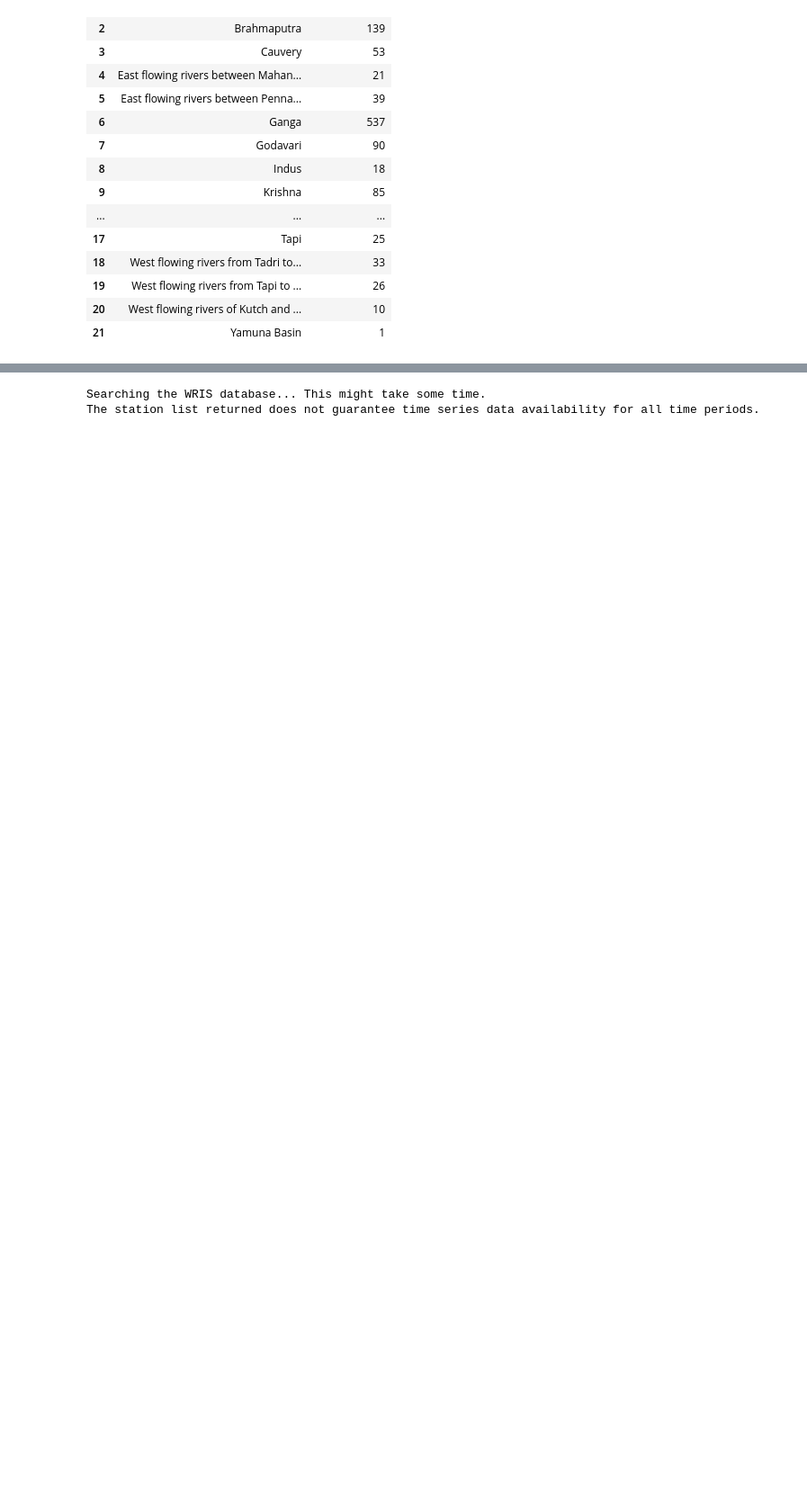
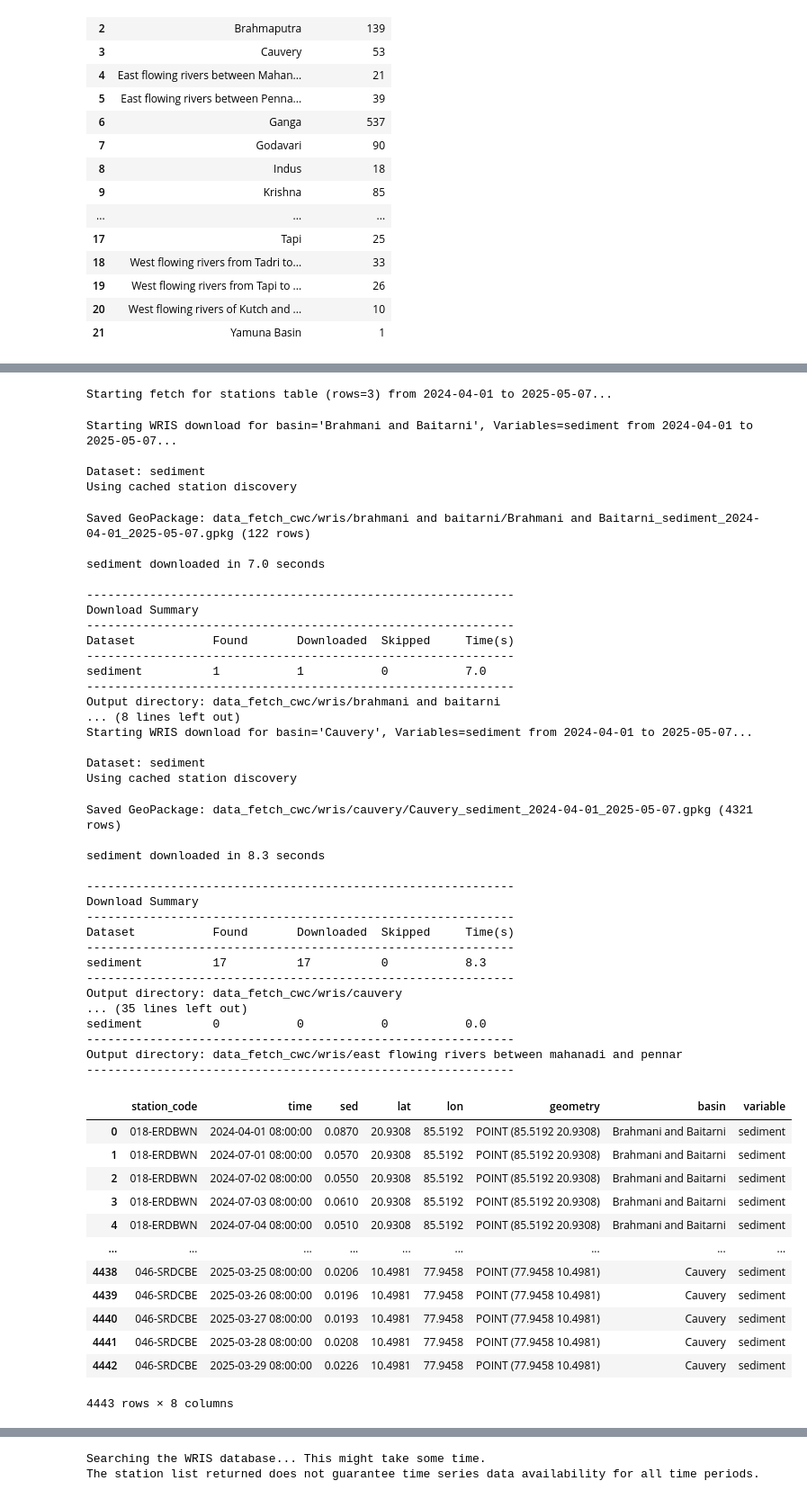
Before and after one commit to bharathk113/HydroSwift, a Jupyter notebook: swift_test.ipynb, the cells around one changed output, grey strips where cells are left out. Shown at 90% size. Drawn from its saved outputs; the diff is of its cells as text; code cells hidden in the pictures; blank space fills up the shorter version.

```diff
--- a/swift_test.ipynb
+++ b/swift_test.ipynb
@@ -10,8 +10,8 @@ importlib.reload(swift)
 # %% [output]
 <module 'swift_app' from '/home/saratchandra_ch/swift/swift_app/__init__.py'>
 # %%
-basins = swift.wris.basins(variable="sediment")
-basins
+basins_wris = swift.wris.basins(variable="sediment")
+basins_wris
 # %% [output]
 |  | id | basin | variable |
 | 0 | 1 | Brahmani and Baitarni | sediment |
@@ -75,0 +100,64 @@ swift.fetch(
+# %%
+# Test fetch() from WRIS basin table
+swift.fetch(
+    basins_wris[0:3],
+    output_dir="data_fetch_cwc",
+    start_date="2024-04-01",
+    end_date="2025-05-07",
+    merge=True,
+    plot=True,
+    quiet=False, overwrite=True
+)
+# %% [output]
+Starting fetch for stations table (rows=3) from 2024-04-01 to 2025-05-07...
+Starting WRIS download for basin='Brahmani and Baitarni', Variables=sediment from 2024-04-01 to 2025-05-07...
+
+Dataset: sediment
+Using cached station discovery
+Saved GeoPackage: data_fetch_cwc/wris/brahmani and baitarni/Brahmani and Baitarni_sediment_2024-04-01_2025-05-07.gpkg (122 rows)
+
+sediment downloaded in 7.0 seconds
+
+-------------------------------------------------------------
+Download Summary
+-------------------------------------------------------------
+Dataset           Found       Downloaded  Skipped     Time(s)
+-------------------------------------------------------------
+sediment          1           1           0           7.0
+-------------------------------------------------------------
+Output directory: data_fetch_cwc/wris/brahmani and baitarni
+... (8 lines left out)
+Starting WRIS download for basin='Cauvery', Variables=sediment from 2024-04-01 to 2025-05-07...
+
+Dataset: sediment
+Using cached station discovery
+Saved GeoPackage: data_fetch_cwc/wris/cauvery/Cauvery_sediment_2024-04-01_2025-05-07.gpkg (4321 rows)
+
+sediment downloaded in 8.3 seconds
+
+-------------------------------------------------------------
+Download Summary
+-------------------------------------------------------------
+Dataset           Found       Downloaded  Skipped     Time(s)
+-------------------------------------------------------------
+sediment          17          17          0           8.3
+-------------------------------------------------------------
+Output directory: data_fetch_cwc/wris/cauvery
+... (35 lines left out)
+sediment          0           0           0           0.0
+-------------------------------------------------------------
+Output directory: data_fetch_cwc/wris/east flowing rivers between mahanadi and pennar
+-------------------------------------------------------------
+|  | station_code | time | sed | lat | lon | geometry | basin | variable |
+| 0 | 018-ERDBWN | 2024-04-01 08:00:00 | 0.0870 | 20.9308 | 85.5192 | POINT (85.5192 20.9308) | Brahmani and Baitarni | sediment |
+| 1 | 018-ERDBWN | 2024-07-01 08:00:00 | 0.0570 | 20.9308 | 85.5192 | POINT (85.5192 20.9308) | Brahmani and Baitarni | sediment |
+| 2 | 018-ERDBWN | 2024-07-02 08:00:00 | 0.0550 | 20.9308 | 85.5192 | POINT (85.5192 20.9308) | Brahmani and Baitarni | sediment |
+| 3 | 018-ERDBWN | 2024-07-03 08:00:00 | 0.0610 | 20.9308 | 85.5192 | POINT (85.5192 20.9308) | Brahmani and Baitarni | sediment |
+| 4 | 018-ERDBWN | 2024-07-04 08:00:00 | 0.0510 | 20.9308 | 85.5192 | POINT (85.5192 20.9308) | Brahmani and Baitarni | sediment |
+| ... | ... | ... | ... | ... | ... | ... | ... | ... |
+| 4438 | 046-SRDCBE | 2025-03-25 08:00:00 | 0.0206 | 10.4981 | 77.9458 | POINT (77.9458 10.4981) | Cauvery | sediment |
+| 4439 | 046-SRDCBE | 2025-03-26 08:00:00 | 0.0196 | 10.4981 | 77.9458 | POINT (77.9458 10.4981) | Cauvery | sediment |
+| 4440 | 046-SRDCBE | 2025-03-27 08:00:00 | 0.0193 | 10.4981 | 77.9458 | POINT (77.9458 10.4981) | Cauvery | sediment |
+| 4441 | 046-SRDCBE | 2025-03-28 08:00:00 | 0.0208 | 10.4981 | 77.9458 | POINT (77.9458 10.4981) | Cauvery | sediment |
+| 4442 | 046-SRDCBE | 2025-03-29 08:00:00 | 0.0226 | 10.4981 | 77.9458 | POINT (77.9458 10.4981) | Cauvery | sediment |
+4443 rows × 8 columns
```
Also changed, not shown: parts of 13 cells of this notebook, 3 other files.
